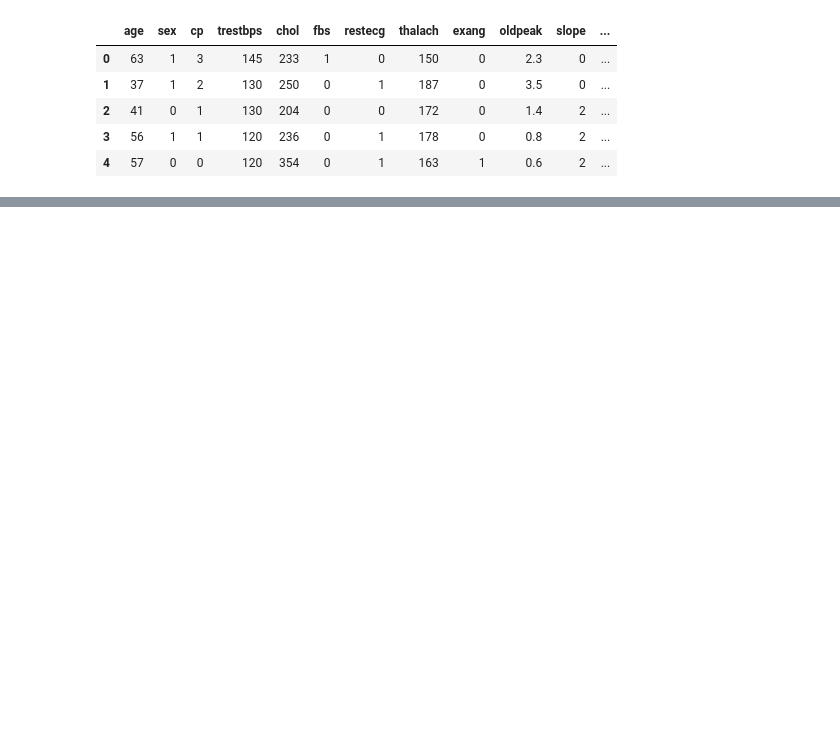
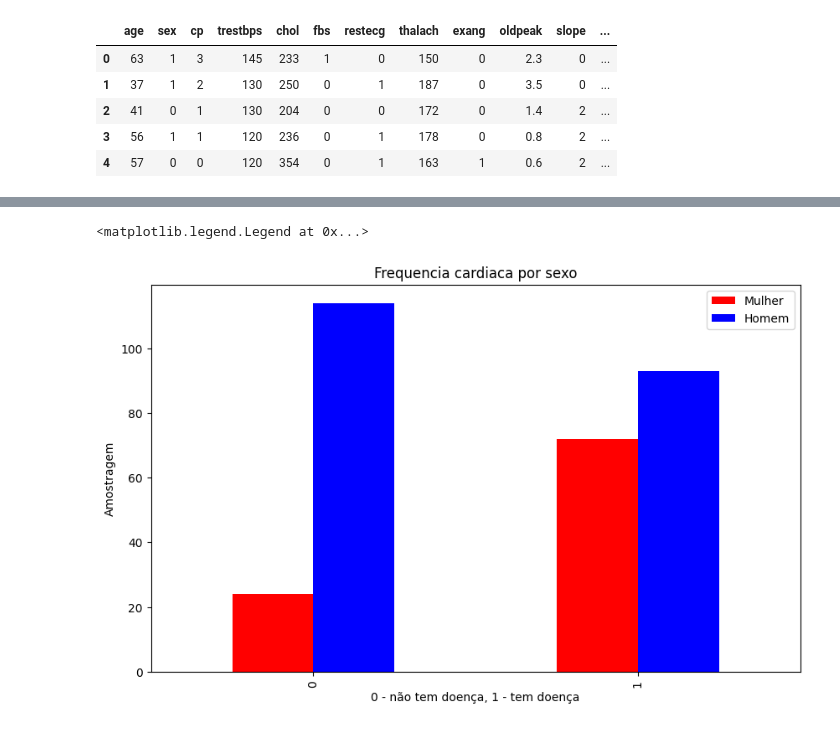
Before and after one commit to allanlealluz/DataSciencePart, a Jupyter notebook: sckit_learn_test.ipynb, the cells around one changed output, grey strips where cells are left out. Drawn from its saved outputs; the diff is of its cells as text; code cells hidden in the pictures; blank space fills up the shorter version.

```diff
--- a/sckit_learn_test.ipynb
+++ b/sckit_learn_test.ipynb
@@ -22,0 +41,9 @@ Name: proportion, dtype: float64
+# %%
+pd.crosstab(df["target"],df["sex"]).plot(kind="bar", figsize=(10,6), color=["red","blue"])
+plt.title("Frequencia cardiaca por sexo")
+plt.xlabel("0 - não tem doença, 1 - tem doença")
+plt.ylabel("Amostragem")
+plt.legend(["Mulher","Homem"])
+# %% [output]
+<matplotlib.legend.Legend at 0x...>
+[figure, added]
```
Also changed, not shown: parts of 2 cells of this notebook, 2 other files.
